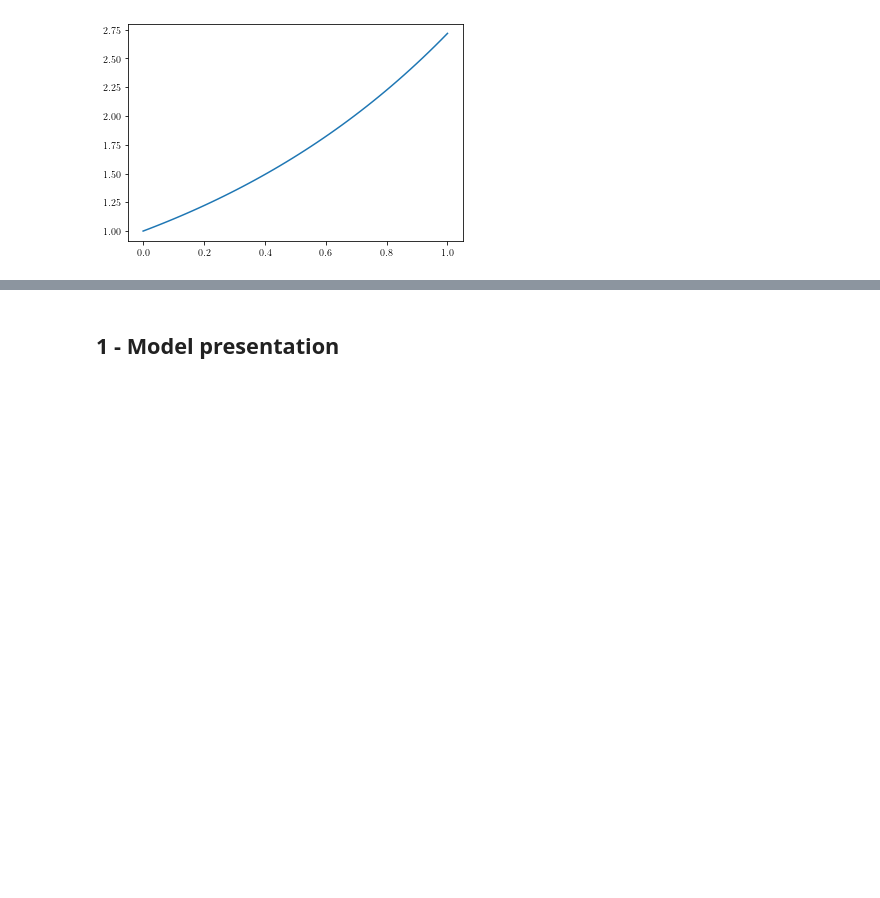
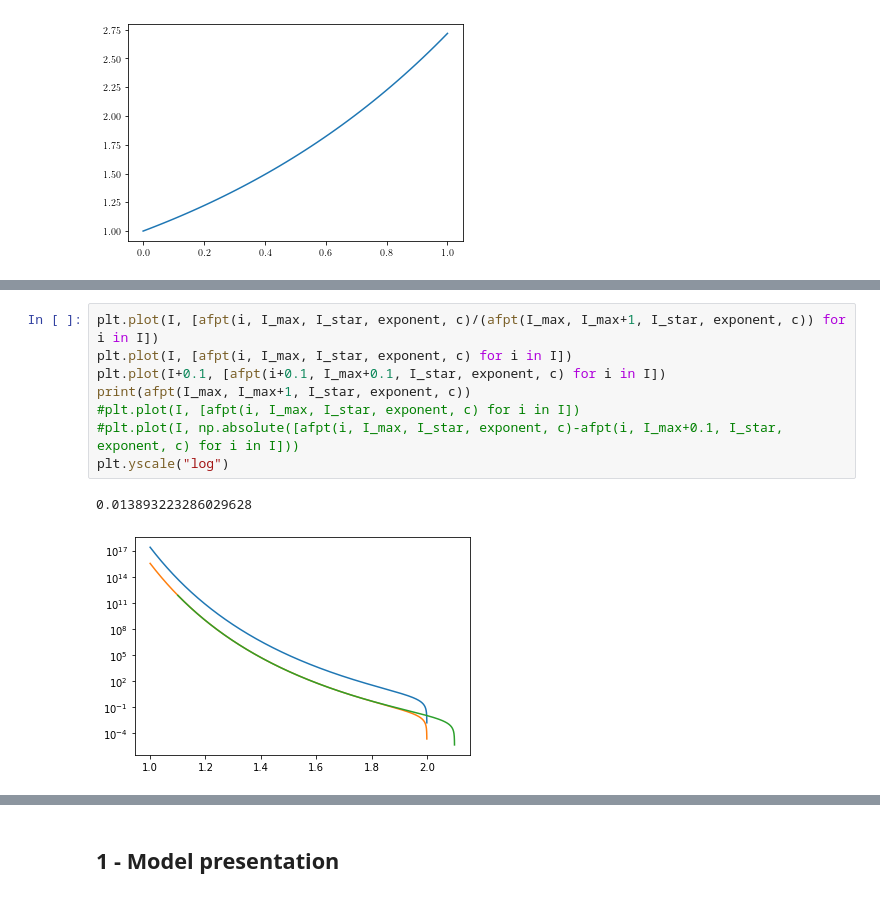
Before and after one commit to carlidel/more_about_nekhoroshev_diffusion, a Jupyter notebook: PLOTS_FOR_PAPER.ipynb, the cells around one changed output, grey strips where cells are left out. Drawn from its saved outputs; the diff is of its cells as text; blank space fills up the shorter version.

```diff
--- a/PLOTS_FOR_PAPER.ipynb
+++ b/PLOTS_FOR_PAPER.ipynb
@@ -47,0 +74,11 @@ plt.savefig(os.path.join(PATH+"test.pdf"), dpi=DPI)
+# %%
+plt.plot(I, [afpt(i, I_max, I_star, exponent, c)/(afpt(I_max, I_max+1, I_star, exponent, c)) for i in I])
+plt.plot(I, [afpt(i, I_max, I_star, exponent, c) for i in I])
+plt.plot(I+0.1, [afpt(i+0.1, I_max+0.1, I_star, exponent, c) for i in I])
+print(afpt(I_max, I_max+1, I_star, exponent, c))
+#plt.plot(I, [afpt(i, I_max, I_star, exponent, c) for i in I])
+#plt.plot(I, np.absolute([afpt(i, I_max, I_star, exponent, c)-afpt(i, I_max+0.1, I_star, exponent, c) for i in I]))
+plt.yscale("log")
+# %% [output]
+0.013893223286029628
+[figure, added]
```
Also changed, not shown: parts of 8 cells of this notebook, 6 other files.
